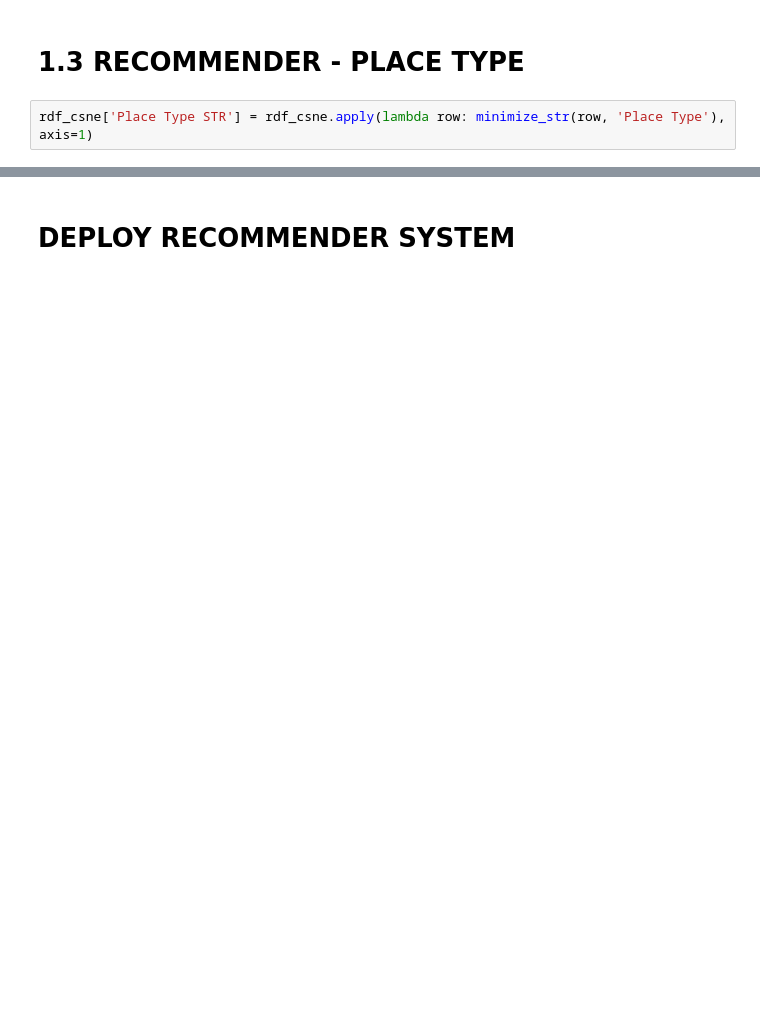
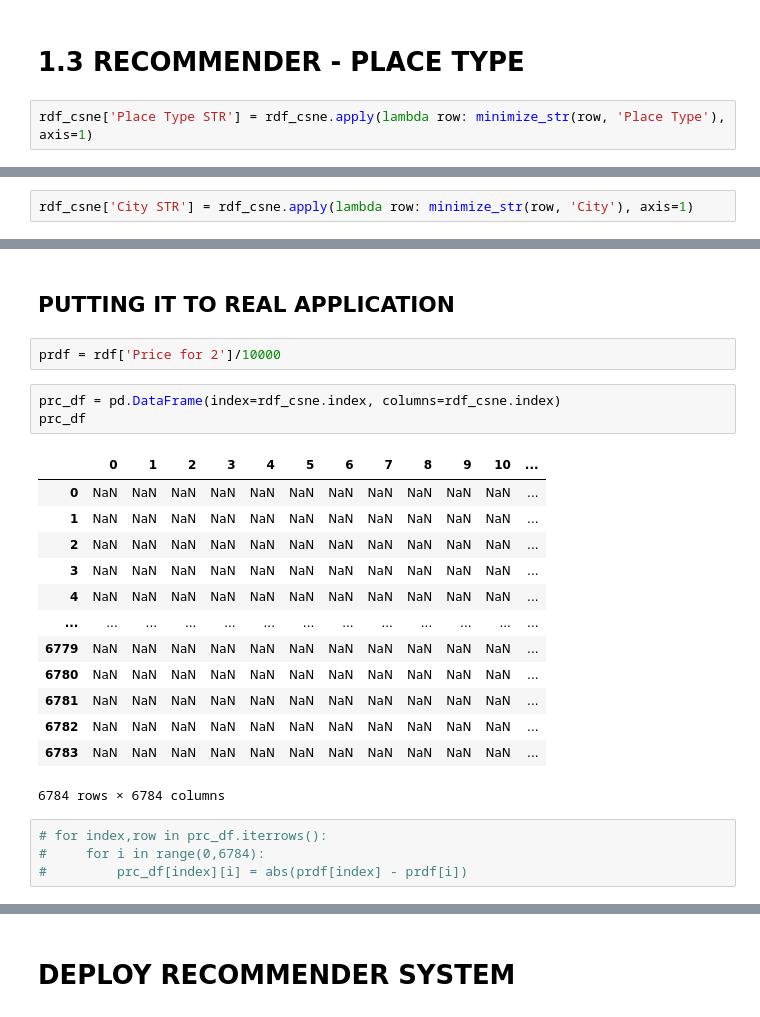
Before and after one commit to RizqiEka/pwdk-finalproject, a Jupyter notebook: 4 - DATA MODELING/Zomato JKT Data Modeling - Recommender System.ipynb, the cells around one changed output, grey strips where cells are left out. Cells and saved outputs as stored; diff of their text form; blank space fills up the shorter version.

```diff
--- a/4 - DATA MODELING/Zomato JKT Data Modeling - Recommender System.ipynb
+++ b/4 - DATA MODELING/Zomato JKT Data Modeling - Recommender System.ipynb
@@ -260,0 +264,2 @@ get_recomendation_restaurant('Cirengcrispi')
+# %%
+rdf_csne['City STR'] = rdf_csne.apply(lambda row: minimize_str(row, 'City'), axis=1)
@@ -260,0 +346,25 @@ get_recomendation_restaurant('Cirengcrispi')
+# %% [markdown]
+## PUTTING IT TO REAL APPLICATION
+# %%
+prdf = rdf['Price for 2']/10000
+# %%
+prc_df = pd.DataFrame(index=rdf_csne.index, columns=rdf_csne.index)
+prc_df
+# %% [output]
+|  | 0 | 1 | 2 | 3 | 4 | 5 | 6 | 7 | 8 | 9 | 10 | ... |
+| 0 | NaN | NaN | NaN | NaN | NaN | NaN | NaN | NaN | NaN | NaN | NaN | ... |
+| 1 | NaN | NaN | NaN | NaN | NaN | NaN | NaN | NaN | NaN | NaN | NaN | ... |
+| 2 | NaN | NaN | NaN | NaN | NaN | NaN | NaN | NaN | NaN | NaN | NaN | ... |
+| 3 | NaN | NaN | NaN | NaN | NaN | NaN | NaN | NaN | NaN | NaN | NaN | ... |
+| 4 | NaN | NaN | NaN | NaN | NaN | NaN | NaN | NaN | NaN | NaN | NaN | ... |
+| ... | ... | ... | ... | ... | ... | ... | ... | ... | ... | ... | ... | ... |
+| 6779 | NaN | NaN | NaN | NaN | NaN | NaN | NaN | NaN | NaN | NaN | NaN | ... |
+| 6780 | NaN | NaN | NaN | NaN | NaN | NaN | NaN | NaN | NaN | NaN | NaN | ... |
+| 6781 | NaN | NaN | NaN | NaN | NaN | NaN | NaN | NaN | NaN | NaN | NaN | ... |
+| 6782 | NaN | NaN | NaN | NaN | NaN | NaN | NaN | NaN | NaN | NaN | NaN | ... |
+| 6783 | NaN | NaN | NaN | NaN | NaN | NaN | NaN | NaN | NaN | NaN | NaN | ... |
+6784 rows × 6784 columns
+# %%
+# for index,row in prc_df.iterrows():
+#     for i in range(0,6784):
+#         prc_df[index][i] = abs(prdf[index] - prdf[i])
```
Also changed, not shown: parts of 35 cells of this notebook, 10 other files.
